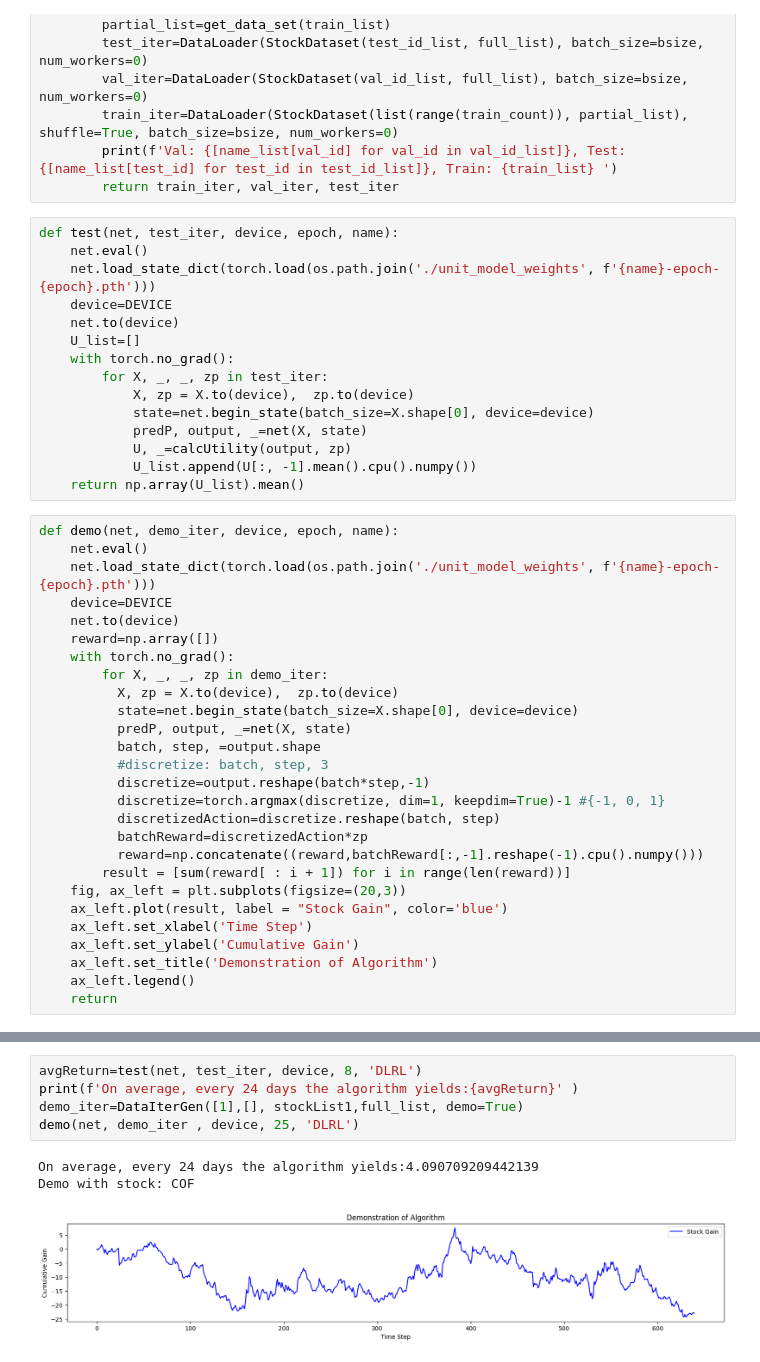
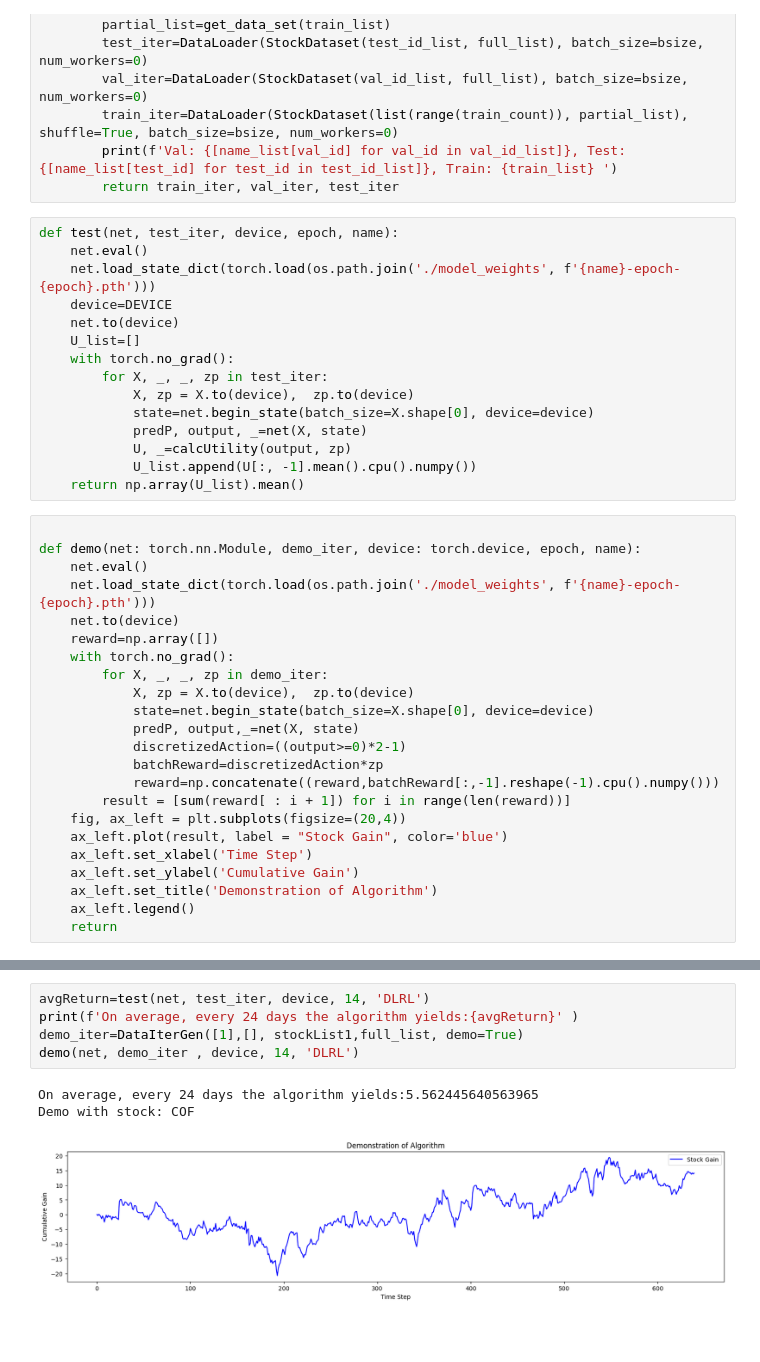
Before and after one commit to JackBosco/TFJ-DRL-update1, a Jupyter notebook: notebooks/unit_testing.ipynb, the cells around one changed output, grey strips where cells are left out. Cells and saved outputs as stored; diff of their text form; blank space fills up the shorter version.

Commit message:
fixed bugs with units

```diff
--- a/notebooks/unit_testing.ipynb
+++ b/notebooks/unit_testing.ipynb
@@ -517,7 +400,7 @@ def DataIterGen(test_id_list, val_id_list, name_list, full_list, demo=False, bsi
 # %%
 def test(net, test_iter, device, epoch, name):
     net.eval()
-    net.load_state_dict(torch.load(os.path.join('./unit_model_weights', f'{name}-epoch-{epoch}.pth')))
+    net.load_state_dict(torch.load(os.path.join('./model_weights', f'{name}-epoch-{epoch}.pth')))
     device=DEVICE
     net.to(device)
     U_list=[]
@@ -530,26 +413,22 @@ def test(net, test_iter, device, epoch, name):
             U_list.append(U[:, -1].mean().cpu().numpy())
     return np.array(U_list).mean()
 # %%
-def demo(net, demo_iter, device, epoch, name):
+
+def demo(net: torch.nn.Module, demo_iter, device: torch.device, epoch, name):
     net.eval()
-    net.load_state_dict(torch.load(os.path.join('./unit_model_weights', f'{name}-epoch-{epoch}.pth')))
-    device=DEVICE
+    net.load_state_dict(torch.load(os.path.join('./model_weights', f'{name}-epoch-{epoch}.pth')))
     net.to(device)
     reward=np.array([])
     with torch.no_grad():
         for X, _, _, zp in demo_iter:
-          X, zp = X.to(device),  zp.to(device)
-          state=net.begin_state(batch_size=X.shape[0], device=device)
-          predP, output, _=net(X, state)
-          batch, step, =output.shape
-          #discretize: batch, step, 3
-          discretize=output.reshape(batch*step,-1)
-          discretize=torch.argmax(discretize, dim=1, keepdim=True)-1 #{-1, 0, 1}
-          discretizedAction=discretize.reshape(batch, step)
-          batchReward=discretizedAction*zp
-          reward=np.concatenate((reward,batchReward[:,-1].reshape(-1).cpu().numpy()))
+            X, zp = X.to(device),  zp.to(device)
+            state=net.begin_state(batch_size=X.shape[0], device=device)
+            predP, output,_=net(X, state)
+            discretizedAction=((output>=0)*2-1)
+            batchReward=discretizedAction*zp
+            reward=np.concatenate((reward,batchReward[:,-1].reshape(-1).cpu().numpy()))
         result = [sum(reward[ : i + 1]) for i in range(len(reward))]
-    fig, ax_left = plt.subplots(figsize=(20,3))
+    fig, ax_left = plt.subplots(figsize=(20,4))
     ax_left.plot(result, label = "Stock Gain", color='blue')
     ax_left.set_xlabel('Time Step')
     ax_left.set_ylabel('Cumulative Gain')
@@ -593,12 +472,12 @@ display(Image(filename='training_progress.gif'))
 # %%
-avgReturn=test(net, test_iter, device, 8, 'DLRL')
+avgReturn=test(net, test_iter, device, 14, 'DLRL')
 print(f'On average, every 24 days the algorithm yields:{avgReturn}' )
 demo_iter=DataIterGen([1],[], stockList1,full_list, demo=True)
-demo(net, demo_iter , device, 25, 'DLRL')
+demo(net, demo_iter , device, 14, 'DLRL')
 # %% [output]
-On average, every 24 days the algorithm yields:4.090709209442139
+On average, every 24 days the algorithm yields:5.562445640563965
 Demo with stock: COF
-[figure, old version]
+[figure, new version]
 # %%
 avgReturn=test(net, test_iter, device, 4, 'DLRL')
 print(f'On average, every 24 days the algorithm yields:{avgReturn}' )
```
Also changed, not shown: parts of 28 cells of this notebook, 3 other files.
